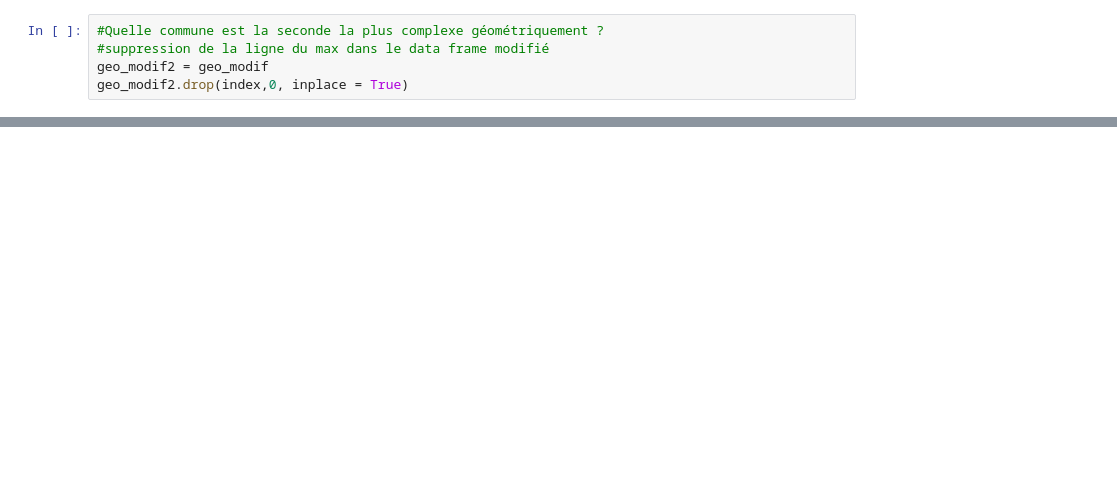
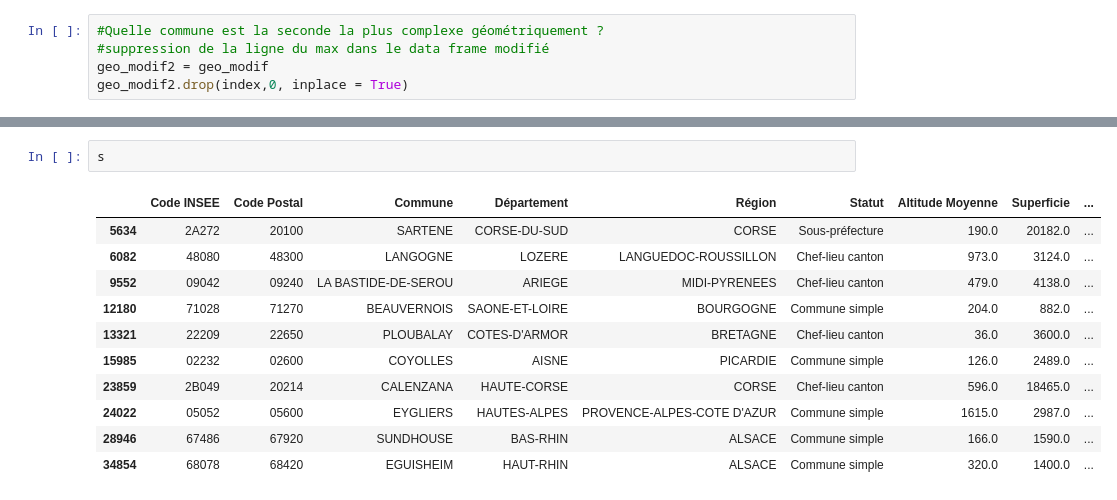
Before and after one commit to karen-hubert/MDI721, a Jupyter notebook: Session2/Introduction Pandas_Numpy/Exercices maison/Projet_maison2.ipynb, the cells around one changed output, grey strips where cells are left out. Cells and saved outputs as stored; diff of their text form; blank space fills up the shorter version.

```diff
--- a/Session2/Introduction Pandas_Numpy/Exercices maison/Projet_maison2.ipynb
+++ b/Session2/Introduction Pandas_Numpy/Exercices maison/Projet_maison2.ipynb
@@ -213,0 +229,14 @@ geo_modif.loc[masque]
+# %%
+s
+# %% [output]
+|  | Code INSEE | Code Postal | Commune | Département | Région | Statut | Altitude Moyenne | Superficie | ... |
+| 5634 | 2A272 | 20100 | SARTENE | CORSE-DU-SUD | CORSE | Sous-préfecture | 190.0 | 20182.0 | ... |
+| 6082 | 48080 | 48300 | LANGOGNE | LOZERE | LANGUEDOC-ROUSSILLON | Chef-lieu canton | 973.0 | 3124.0 | ... |
+| 9552 | 09042 | 09240 | LA BASTIDE-DE-SEROU | ARIEGE | MIDI-PYRENEES | Chef-lieu canton | 479.0 | 4138.0 | ... |
+| 12180 | 71028 | 71270 | BEAUVERNOIS | SAONE-ET-LOIRE | BOURGOGNE | Commune simple | 204.0 | 882.0 | ... |
+| 13321 | 22209 | 22650 | PLOUBALAY | COTES-D'ARMOR | BRETAGNE | Chef-lieu canton | 36.0 | 3600.0 | ... |
+| 15985 | 02232 | 02600 | COYOLLES | AISNE | PICARDIE | Commune simple | 126.0 | 2489.0 | ... |
+| 23859 | 2B049 | 20214 | CALENZANA | HAUTE-CORSE | CORSE | Chef-lieu canton | 596.0 | 18465.0 | ... |
+| 24022 | 05052 | 05600 | EYGLIERS | HAUTES-ALPES | PROVENCE-ALPES-COTE D'AZUR | Commune simple | 1615.0 | 2987.0 | ... |
+| 28946 | 67486 | 67920 | SUNDHOUSE | BAS-RHIN | ALSACE | Commune simple | 166.0 | 1590.0 | ... |
+| 34854 | 68078 | 68420 | EGUISHEIM | HAUT-RHIN | ALSACE | Commune simple | 320.0 | 1400.0 | ... |
```
Also changed, not shown: parts of 16 cells of this notebook, 1 other file.
